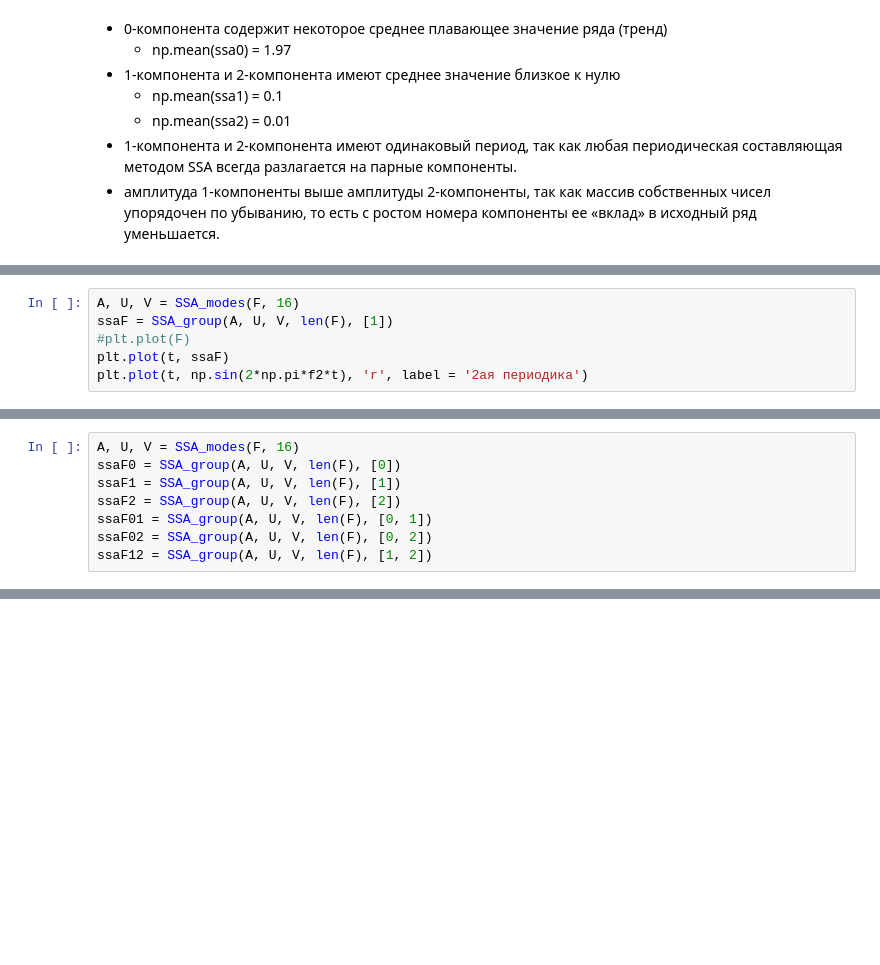
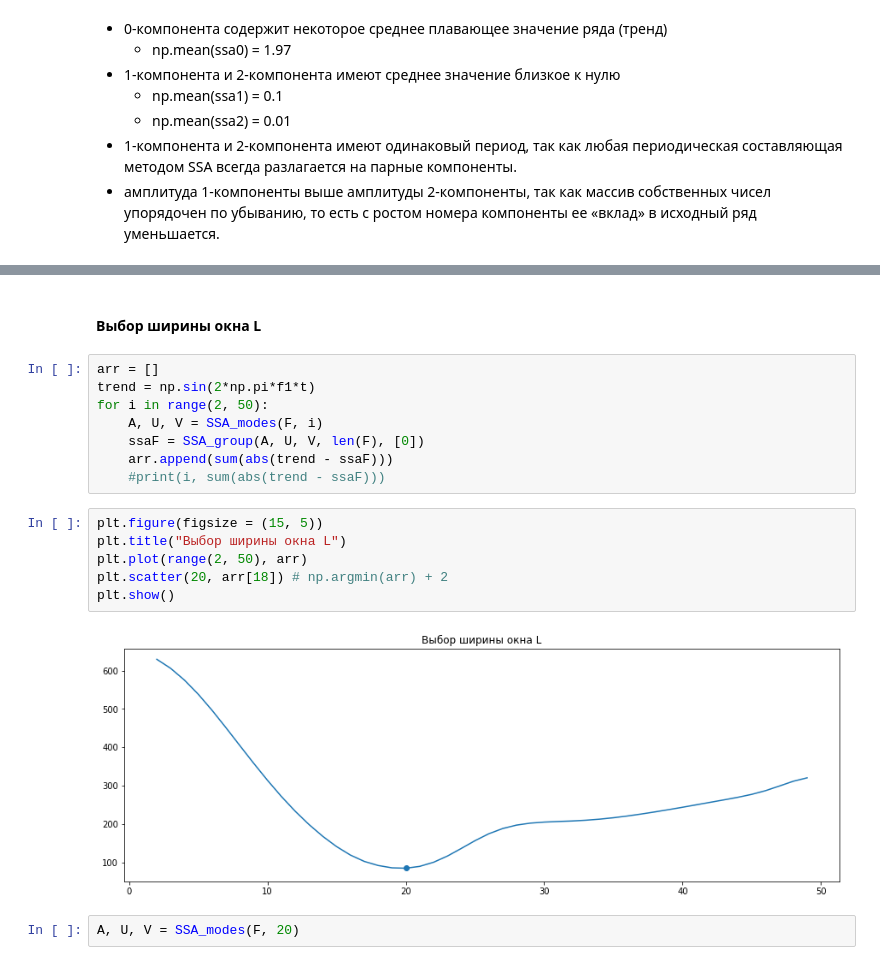
Before and after one commit to euloo/time-series, a Jupyter notebook: 5-timeSeries.ipynb, the cells around one changed output, grey strips where cells are left out. Cells and saved outputs as stored; diff of their text form; blank space fills up the shorter version.

```diff
--- a/5-timeSeries.ipynb
+++ b/5-timeSeries.ipynb
@@ -241,6 +208,0 @@ plt.show()
-# %%
-A, U, V = SSA_modes(F, 16)
-ssaF = SSA_group(A, U, V, len(F), [1])
-#plt.plot(F)
-plt.plot(t, ssaF)
-plt.plot(t, np.sin(2*np.pi*f2*t), 'r', label = '2ая периодика')
@@ -260,8 +208,0 @@ sum(wtf - ssaF)
-# %%
-A, U, V = SSA_modes(F, 16)
-ssaF0 = SSA_group(A, U, V, len(F), [0])
-ssaF1 = SSA_group(A, U, V, len(F), [1])
-ssaF2 = SSA_group(A, U, V, len(F), [2])
-ssaF01 = SSA_group(A, U, V, len(F), [0, 1])
-ssaF02 = SSA_group(A, U, V, len(F), [0, 2])
-ssaF12 = SSA_group(A, U, V, len(F), [1, 2])
@@ -330,0 +234,20 @@ F = np.exp(-0.4*np.pi*t) + 0.5*rand.randn(len(t))
+# %% [markdown]
+#### Выбор ширины окна L
+# %%
+arr = []
+trend = np.sin(2*np.pi*f1*t)
+for i in range(2, 50):
+    A, U, V = SSA_modes(F, i)
+    ssaF = SSA_group(A, U, V, len(F), [0])
+    arr.append(sum(abs(trend - ssaF)))
+    #print(i, sum(abs(trend - ssaF)))
+# %%
+plt.figure(figsize = (15, 5))
+plt.title("Выбор ширины окна L")
+plt.plot(range(2, 50), arr)
+plt.scatter(20, arr[18]) # np.argmin(arr) + 2
+plt.show()
+# %% [output]
+[figure, added]
+# %%
+A, U, V = SSA_modes(F, 20)
```
Also changed, not shown: parts of 46 cells of this notebook.
